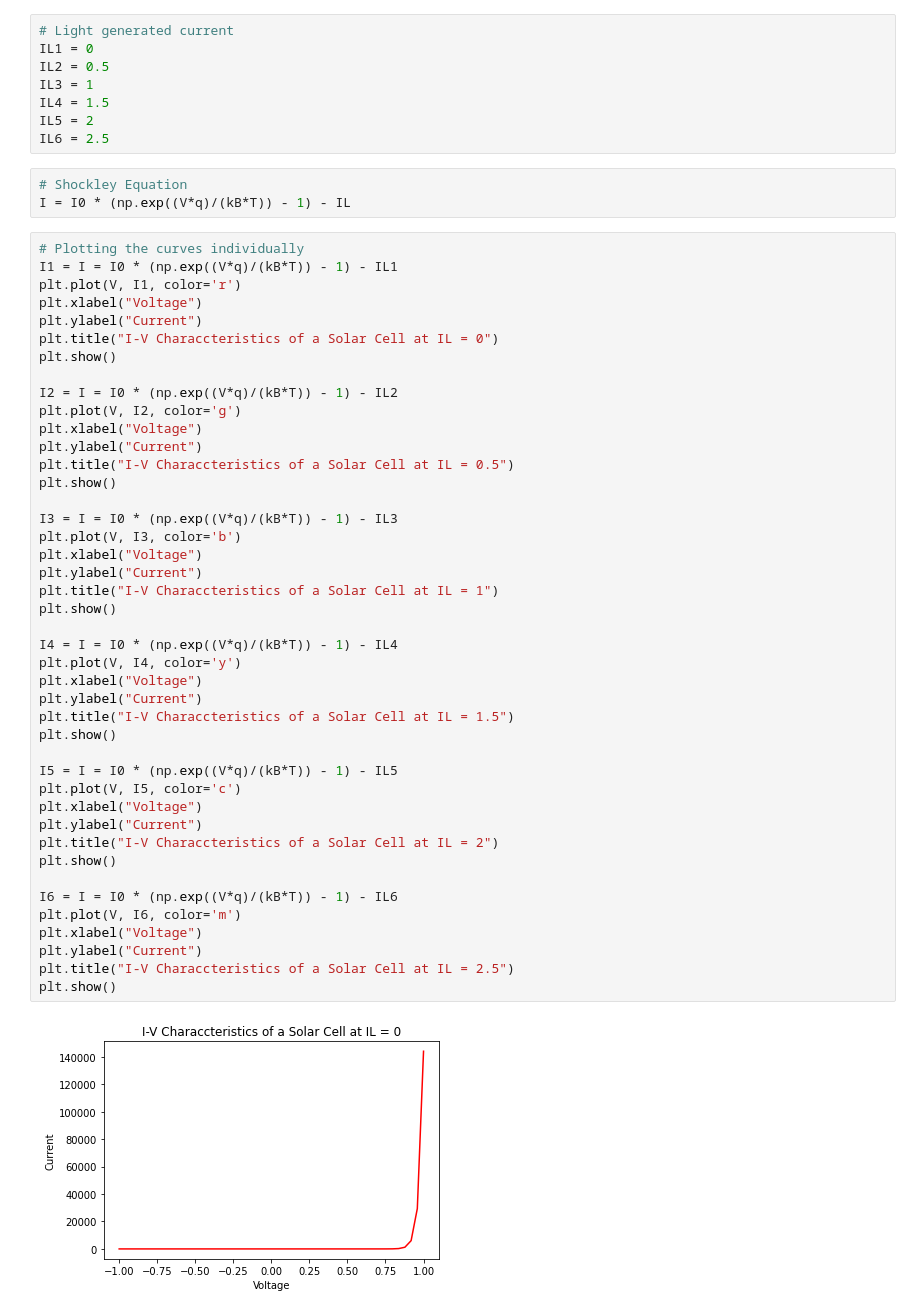
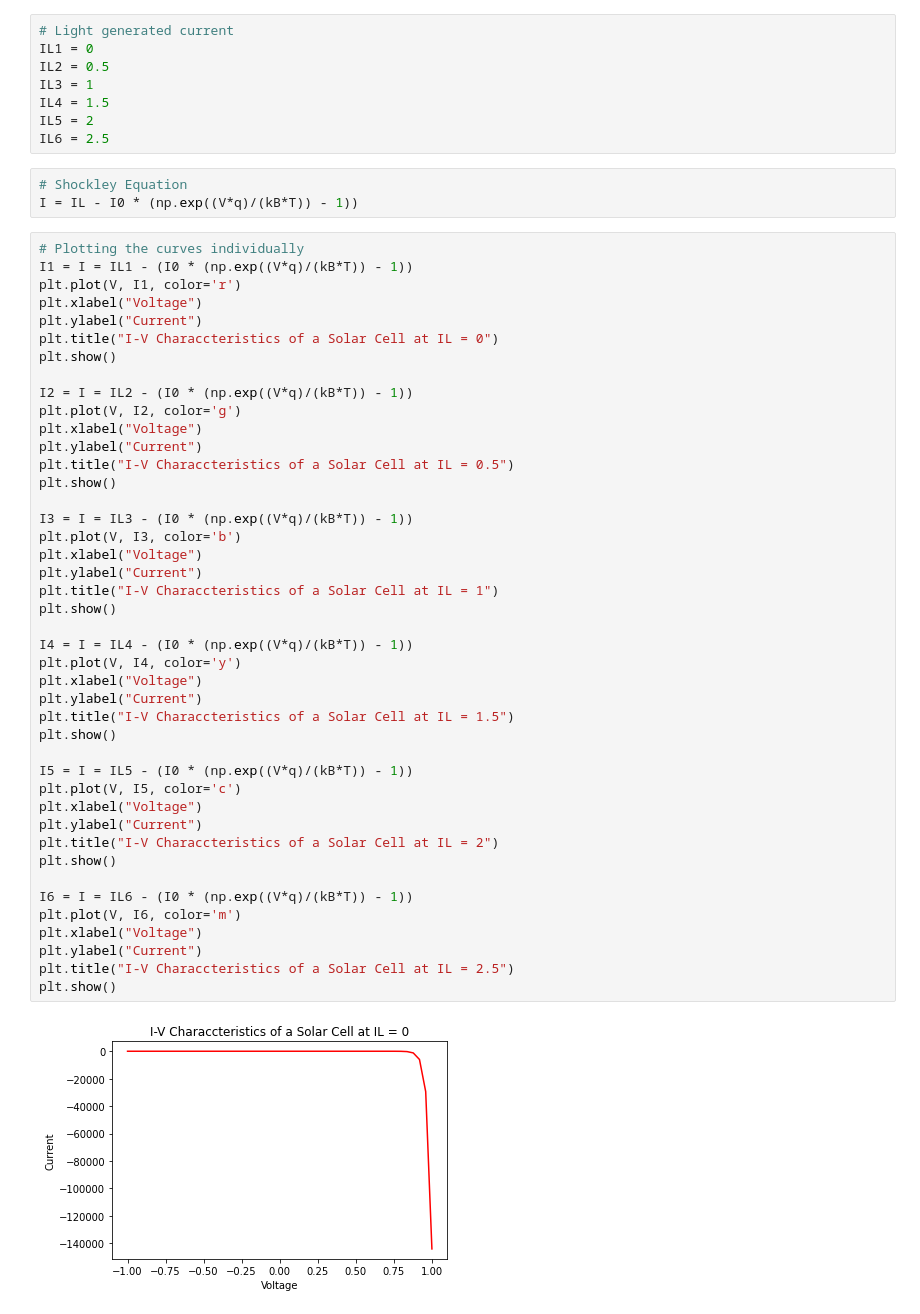
Before and after one commit to Sudoyolo/CollegeProjects, a Jupyter notebook: Solar_Cell_I-V_Graph.ipynb, the cells around one changed output. Saved outputs shown, nothing was run; the diff lists cells and outputs as text.

```diff
--- a/Solar_Cell_I-V_Graph.ipynb
+++ b/Solar_Cell_I-V_Graph.ipynb
@@ -32,49 +32,49 @@ IL5 = 2
 IL6 = 2.5
 # %%
 # Shockley Equation
-I = I0 * (np.exp((V*q)/(kB*T)) - 1) - IL
+I = IL - I0 * (np.exp((V*q)/(kB*T)) - 1))
 # %%
 # Plotting the curves individually
-I1 = I = I0 * (np.exp((V*q)/(kB*T)) - 1) - IL1
+I1 = I = IL1 - (I0 * (np.exp((V*q)/(kB*T)) - 1))
 plt.plot(V, I1, color='r')
 plt.xlabel("Voltage")
 plt.ylabel("Current")
 plt.title("I-V Characcteristics of a Solar Cell at IL = 0")
 plt.show()
 
-I2 = I = I0 * (np.exp((V*q)/(kB*T)) - 1) - IL2
+I2 = I = IL2 - (I0 * (np.exp((V*q)/(kB*T)) - 1))
 plt.plot(V, I2, color='g')
 plt.xlabel("Voltage")
 plt.ylabel("Current")
 plt.title("I-V Characcteristics of a Solar Cell at IL = 0.5")
 plt.show()
 
-I3 = I = I0 * (np.exp((V*q)/(kB*T)) - 1) - IL3
+I3 = I = IL3 - (I0 * (np.exp((V*q)/(kB*T)) - 1))
 plt.plot(V, I3, color='b')
 plt.xlabel("Voltage")
 plt.ylabel("Current")
 plt.title("I-V Characcteristics of a Solar Cell at IL = 1")
 plt.show()
 
-I4 = I = I0 * (np.exp((V*q)/(kB*T)) - 1) - IL4
+I4 = I = IL4 - (I0 * (np.exp((V*q)/(kB*T)) - 1))
 plt.plot(V, I4, color='y')
 plt.xlabel("Voltage")
 plt.ylabel("Current")
 plt.title("I-V Characcteristics of a Solar Cell at IL = 1.5")
 plt.show()
 
-I5 = I = I0 * (np.exp((V*q)/(kB*T)) - 1) - IL5
+I5 = I = IL5 - (I0 * (np.exp((V*q)/(kB*T)) - 1))
 plt.plot(V, I5, color='c')
 plt.xlabel("Voltage")
 plt.ylabel("Current")
 plt.title("I-V Characcteristics of a Solar Cell at IL = 2")
 plt.show()
 
-I6 = I = I0 * (np.exp((V*q)/(kB*T)) - 1) - IL6
+I6 = I = IL6 - (I0 * (np.exp((V*q)/(kB*T)) - 1))
 plt.plot(V, I6, color='m')
 plt.xlabel("Voltage")
 plt.ylabel("Current")
 plt.title("I-V Characcteristics of a Solar Cell at IL = 2.5")
 plt.show()
 # %% [output]
-[figure, old version]
+[figure, new version]
```
Also changed, not shown: parts of 2 cells of this notebook.
